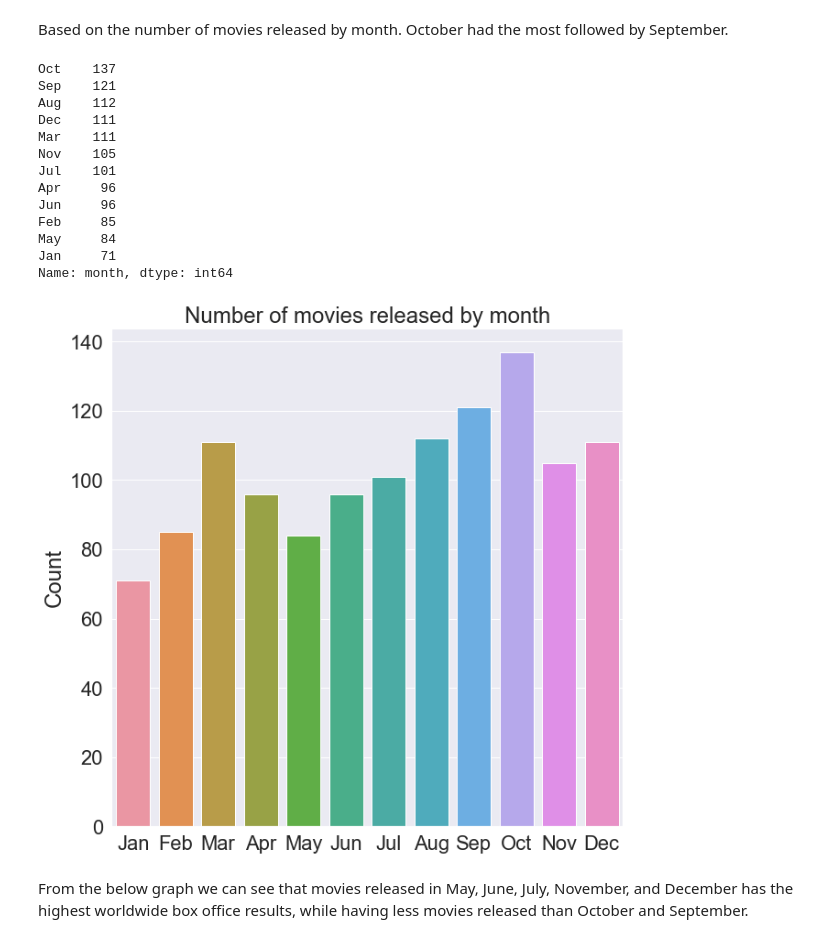
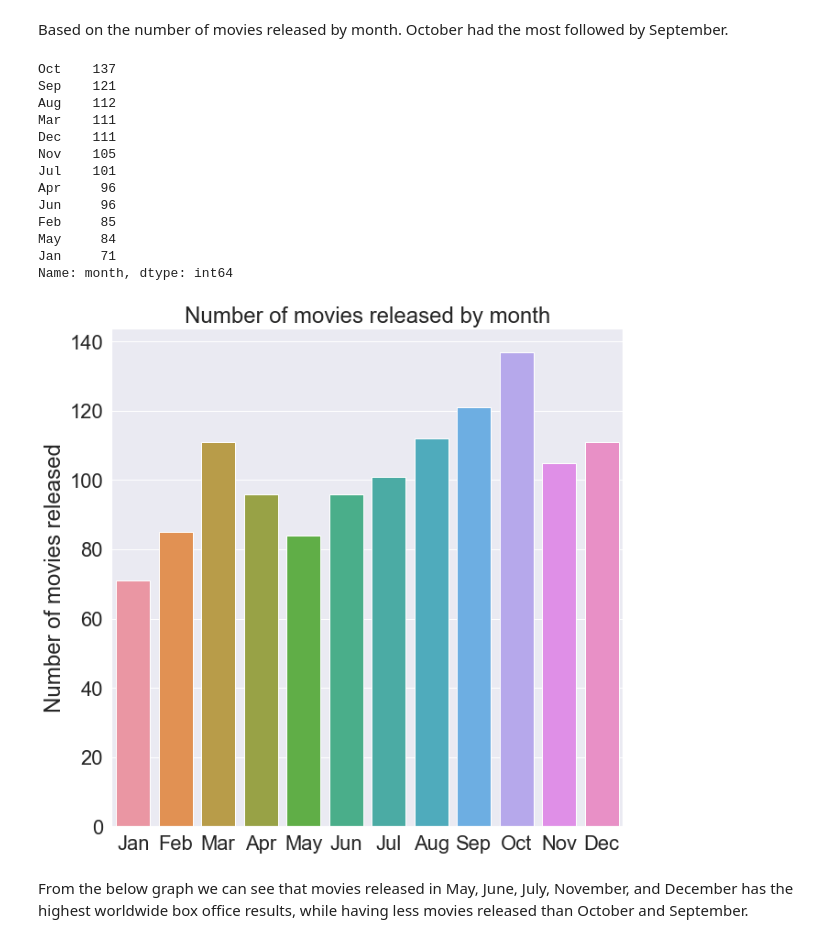
Before and after one commit to whyyoutoo/Microsoft-Movie_analysis-Project, a Jupyter notebook: dsc-phase1-project-template.ipynb, the cells around one changed output. Drawn from its saved outputs; the diff is of its cells as text; code cells hidden in the pictures.

```diff
--- a/dsc-phase1-project-template.ipynb
+++ b/dsc-phase1-project-template.ipynb
@@ -210,7 +210,7 @@ memory usage: 2.1+ MB
 # %%
 # Drop uneccessary columns
 numdf = numdf.drop(columns = ['id', 'domestic_gross'])
-tmdf = tmdf.drop(columns = ['Unnamed: 0', 'original_language', 'title', 'popularity', 'vote_average' 'vote_count'])
+tmdf = tmdf.drop(columns = ['Unnamed: 0', 'original_language', 'title', 'popularity', 'vote_average', 'vote_count'])
 # %%
 # Rename movie title column to same name
 numdf = numdf.rename(columns = {'movie': 'title'})
@@ -297,8 +315,8 @@ rm
 Oct    137
 Sep    121
 Aug    112
+Mar    111
 Dec    111
-Mar    111
 Nov    105
 Jul    101
 Apr     96
@@ -308,15 +326,16 @@ May     84
 Jan     71
 Name: month, dtype: int64
 # %%
+# Plotting the number of movies released by month to get a visual
 order_list = ['Jan', 'Feb', 'Mar', 'Apr', 'May', 'Jun', 'Jul', 'Aug', 'Sep', 'Oct', 'Nov', 'Dec']
 sns.set_style('darkgrid')
 sns.set(font_scale = 2)
 plt.figure(figsize = (10,10))
 ax = sns.barplot(x = rm.index, y = rm, order = order_list)
 ax.set_title('Number of movies released by month')
-ax.set(ylabel = 'Count');
+ax.set(ylabel = 'Number of movies released');
 # %% [output]
-[figure, old version]
+[figure, new version]
 # %% [markdown]
 From the below graph we can see that movies released in May, June, July, November, and December has the highest worldwide box office results, while having less movies released than October and September.
 # %%
```
Also changed, not shown: parts of 29 cells of this notebook.
